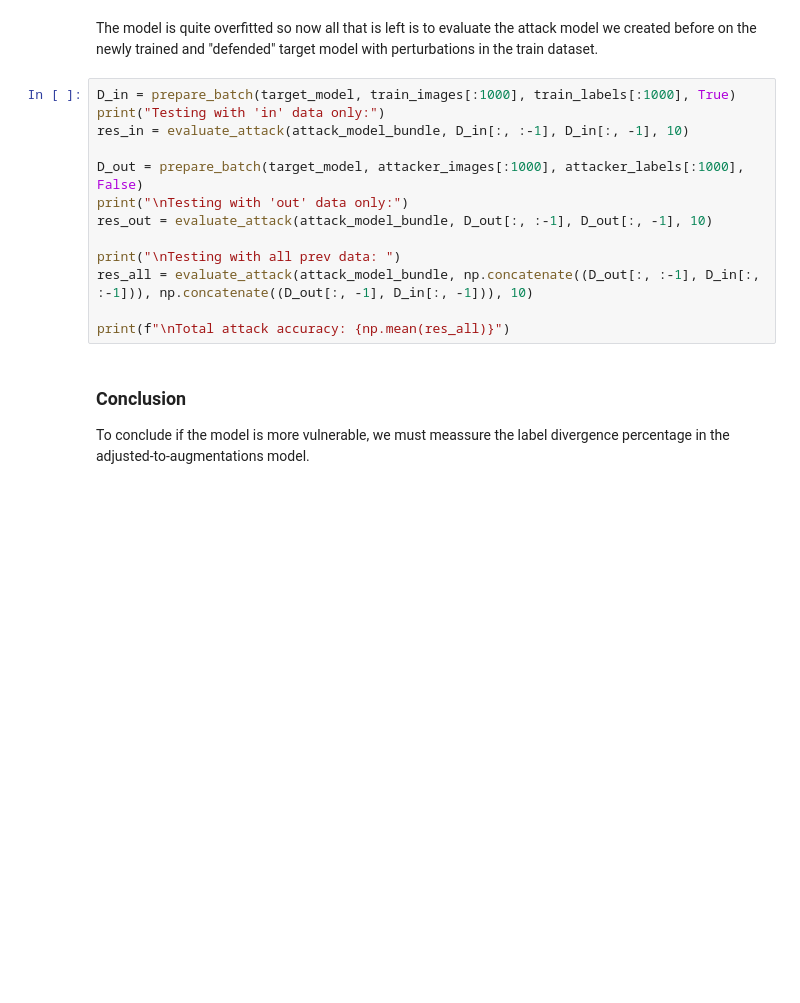
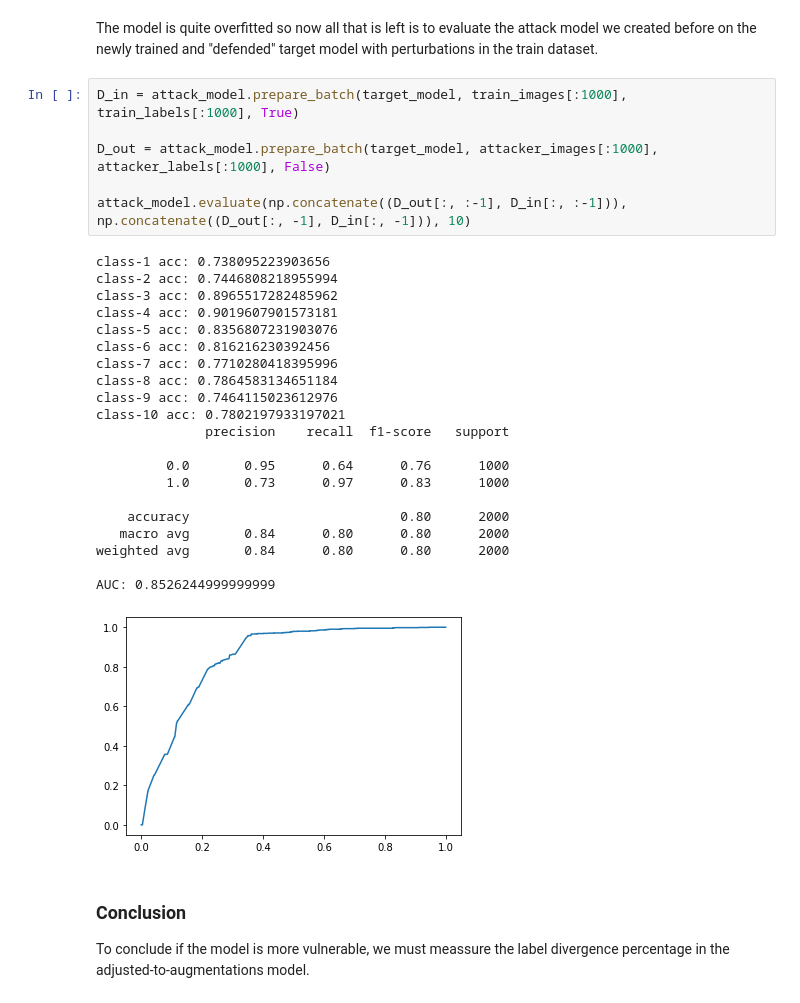
Before and after one commit to VissaMoutafis/Membership-Inference-Research, a Jupyter notebook: Code/cifar_10_labels_only_mia-v2.ipynb, the cells around one changed output. Cells and saved outputs as stored; diff of their text form; blank space fills up the shorter version.

```diff
--- a/Code/cifar_10_labels_only_mia-v2.ipynb
+++ b/Code/cifar_10_labels_only_mia-v2.ipynb
@@ -304,18 +416,33 @@ with tf.device('/gpu:0'):
 # %% [markdown]
 The model is quite overfitted so now all that is left is to evaluate the attack model we created before on the newly trained and "defended" target model with perturbations in the train dataset.
 # %%
-D_in = prepare_batch(target_model, train_images[:1000], train_labels[:1000], True)
-print("Testing with 'in' data only:")
-res_in = evaluate_attack(attack_model_bundle, D_in[:, :-1], D_in[:, -1], 10)
+D_in = attack_model.prepare_batch(target_model, train_images[:1000], train_labels[:1000], True)
 
-D_out = prepare_batch(target_model, attacker_images[:1000], attacker_labels[:1000], False)
-print("\nTesting with 'out' data only:")
-res_out = evaluate_attack(attack_model_bundle, D_out[:, :-1], D_out[:, -1], 10)
+D_out = attack_model.prepare_batch(target_model, attacker_images[:1000], attacker_labels[:1000], False)
 
-print("\nTesting with all prev data: ")
-res_all = evaluate_attack(attack_model_bundle, np.concatenate((D_out[:, :-1], D_in[:, :-1])), np.concatenate((D_out[:, -1], D_in[:, -1])), 10)
-
-print(f"\nTotal attack accuracy: {np.mean(res_all)}")
+attack_model.evaluate(np.concatenate((D_out[:, :-1], D_in[:, :-1])),  np.concatenate((D_out[:, -1], D_in[:, -1])), 10)
+# %% [output]
+class-1 acc: 0.738095223903656
+class-2 acc: 0.7446808218955994
+class-3 acc: 0.8965517282485962
+class-4 acc: 0.9019607901573181
+class-5 acc: 0.8356807231903076
+class-6 acc: 0.816216230392456
+class-7 acc: 0.7710280418395996
+class-8 acc: 0.7864583134651184
+class-9 acc: 0.7464115023612976
+class-10 acc: 0.7802197933197021
+              precision    recall  f1-score   support
+
+         0.0       0.95      0.64      0.76      1000
+         1.0       0.73      0.97      0.83      1000
+
+    accuracy                           0.80      2000
+   macro avg       0.84      0.80      0.80      2000
+weighted avg       0.84      0.80      0.80      2000
+
+AUC: 0.8526244999999999
+[figure, added]
 # %% [markdown]
 ### Conclusion
 
```
Also changed, not shown: parts of 21 cells of this notebook, 6 other files.
